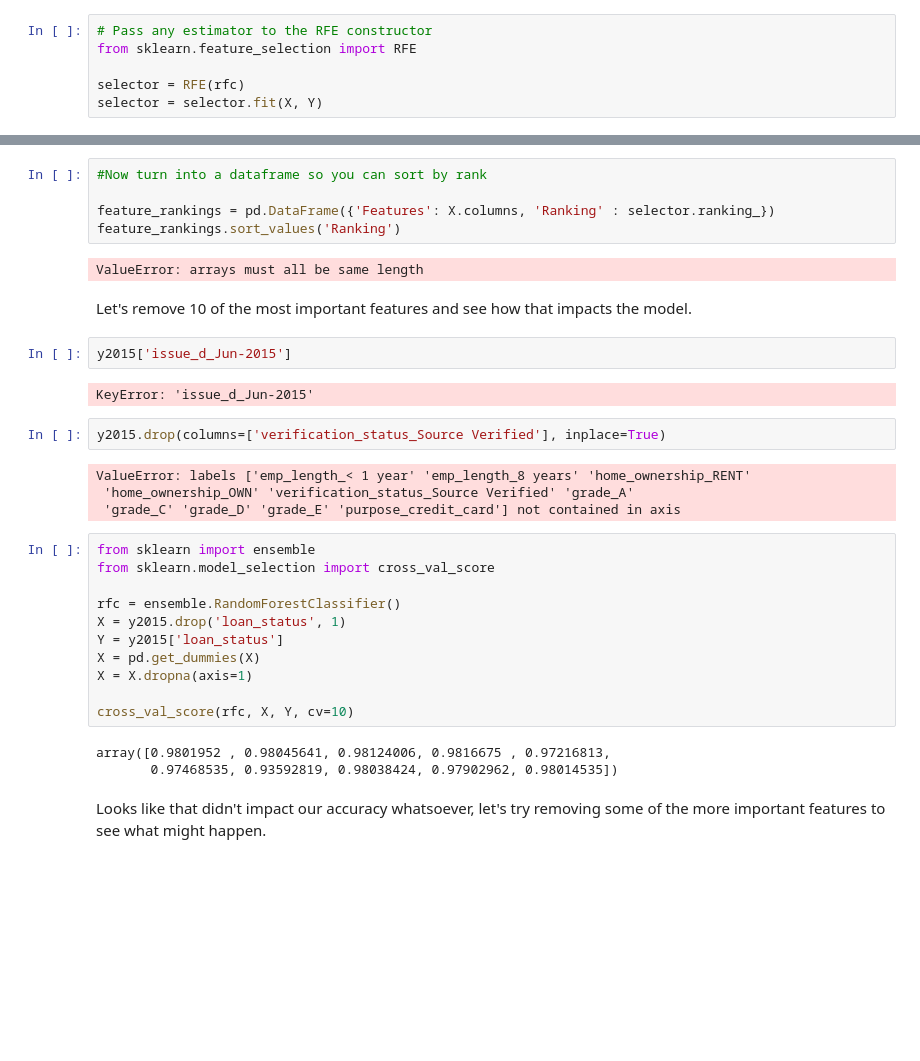
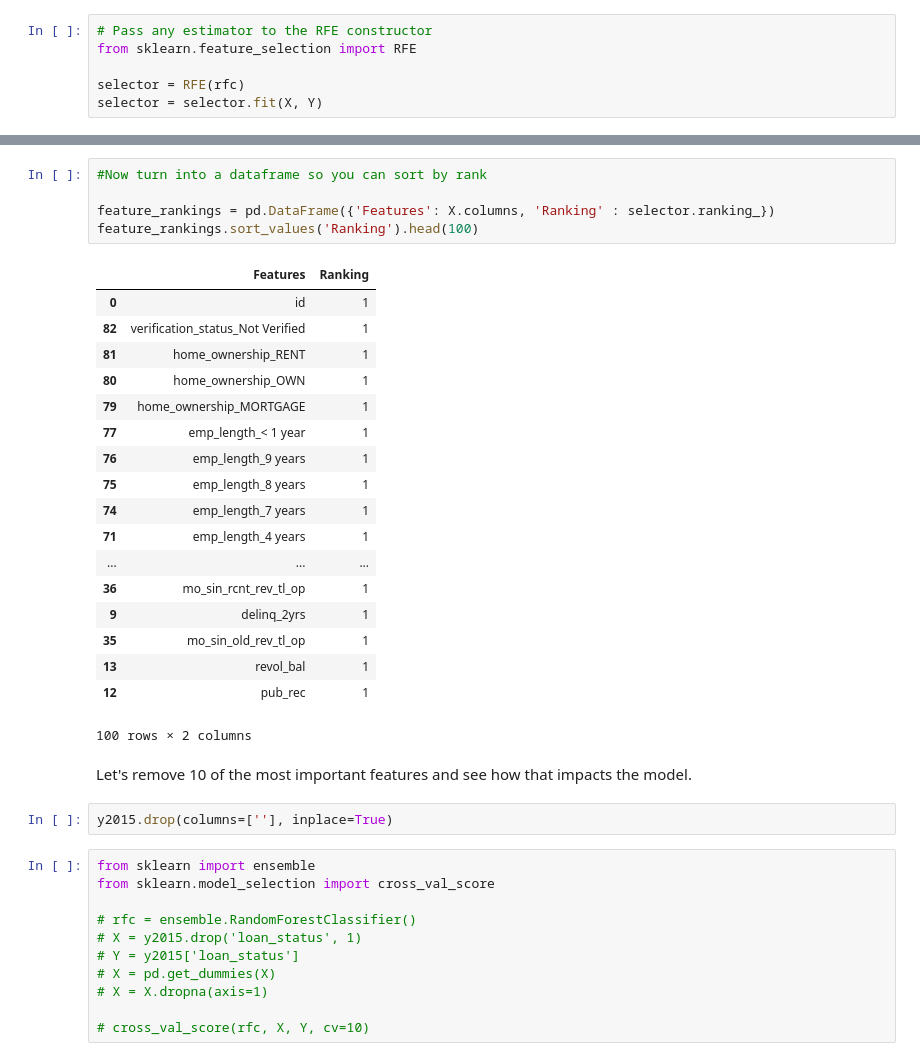
Before and after one commit to str007/Thinkful, a Jupyter notebook: Random_Forest_Drill.ipynb, the cells around one changed output, grey strips where cells are left out. Drawn from its saved outputs; the diff is of its cells as text; blank space fills up the shorter version.

```diff
--- a/Random_Forest_Drill.ipynb
+++ b/Random_Forest_Drill.ipynb
@@ -224,35 +239,39 @@ print(selector.ranking_)
 # %%
 #Now turn into a dataframe so you can sort by rank
 
 feature_rankings = pd.DataFrame({'Features': X.columns, 'Ranking' : selector.ranking_})
-feature_rankings.sort_values('Ranking')
+feature_rankings.sort_values('Ranking').head(100)
 # %% [output]
+|  | Features | Ranking |
+| 0 | id | 1 |
+| 82 | verification_status_Not Verified | 1 |
+| 81 | home_ownership_RENT | 1 |
+| 80 | home_ownership_OWN | 1 |
+| 79 | home_ownership_MORTGAGE | 1 |
+| 77 | emp_length_< 1 year | 1 |
+| 76 | emp_length_9 years | 1 |
+| 75 | emp_length_8 years | 1 |
+| 74 | emp_length_7 years | 1 |
+| 71 | emp_length_4 years | 1 |
+| ... | ... | ... |
+| 36 | mo_sin_rcnt_rev_tl_op | 1 |
+| 9 | delinq_2yrs | 1 |
+| 35 | mo_sin_old_rev_tl_op | 1 |
+| 13 | revol_bal | 1 |
+| 12 | pub_rec | 1 |
-ValueError: arrays must all be same length
+100 rows × 2 columns
 # %% [markdown]
 Let's remove 10 of the most important features and see how that impacts the model.
-# %%
-y2015['issue_d_Jun-2015']
-# %% [output]
-KeyError: 'issue_d_Jun-2015'
 # %%
-y2015.drop(columns=['verification_status_Source Verified'], inplace=True)
+y2015.drop(columns=[''], inplace=True)
-# %% [output]
-ValueError: labels ['emp_length_< 1 year' 'emp_length_8 years' 'home_ownership_RENT'
- 'home_ownership_OWN' 'verification_status_Source Verified' 'grade_A'
- 'grade_C' 'grade_D' 'grade_E' 'purpose_credit_card'] not contained in axis
 # %%
 from sklearn import ensemble
 from sklearn.model_selection import cross_val_score
 
-rfc = ensemble.RandomForestClassifier()
-X = y2015.drop('loan_status', 1)
-Y = y2015['loan_status']
-X = pd.get_dummies(X)
-X = X.dropna(axis=1)
+# rfc = ensemble.RandomForestClassifier()
+# X = y2015.drop('loan_status', 1)
+# Y = y2015['loan_status']
+# X = pd.get_dummies(X)
+# X = X.dropna(axis=1)
 
-cross_val_score(rfc, X, Y, cv=10)
+# cross_val_score(rfc, X, Y, cv=10)
-# %% [output]
-array([0.9801952 , 0.98045641, 0.98124006, 0.9816675 , 0.97216813,
-       0.97468535, 0.93592819, 0.98038424, 0.97902962, 0.98014535])
-# %% [markdown]
-Looks like that didn't impact our accuracy whatsoever, let's try removing some of the more important features to see what might happen.
```
Also changed, not shown: parts of 5 cells of this notebook.
